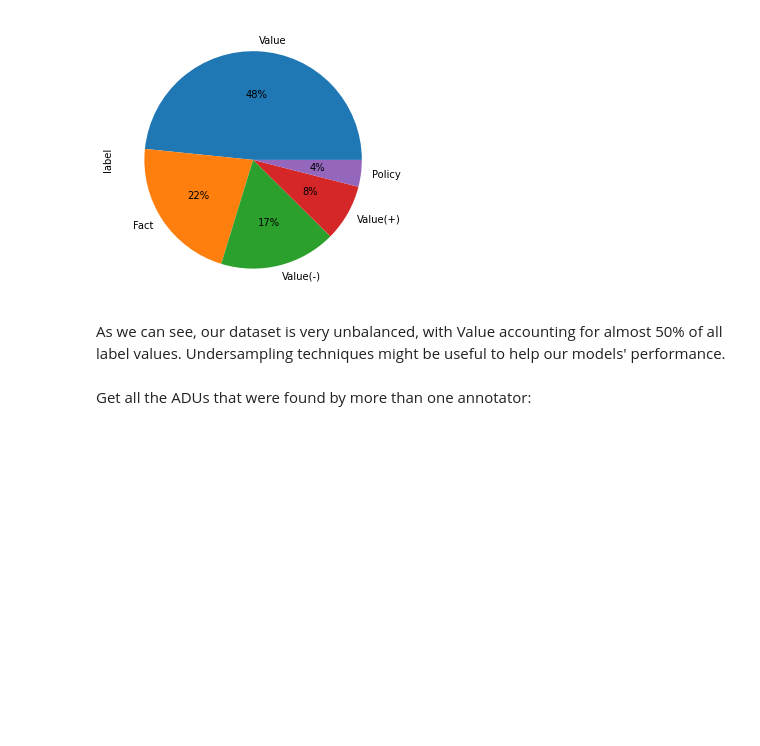
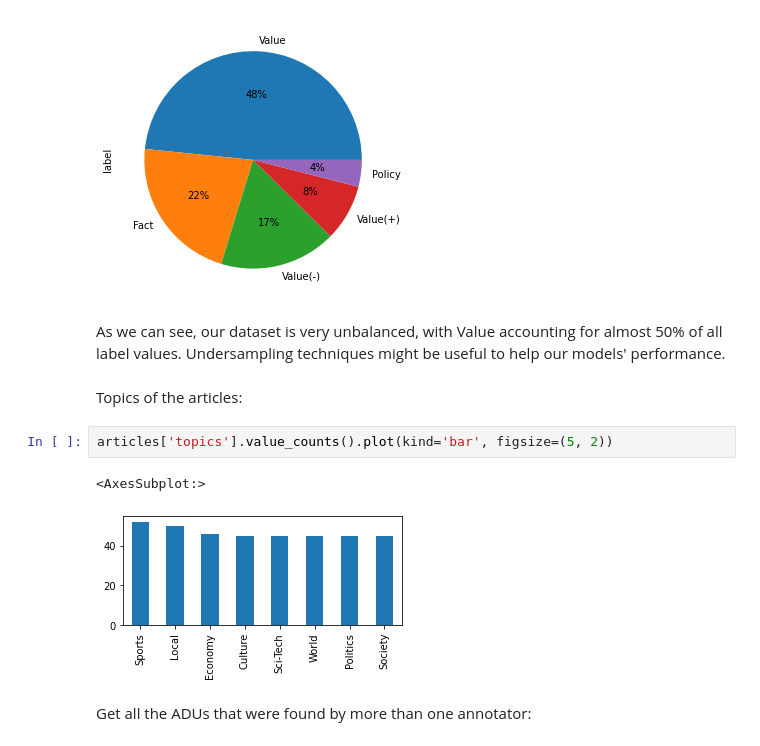
Before and after one commit to claramoreirag/FEUP-NLP, a Jupyter notebook: adu-classifier.ipynb, the cells around one changed output. Saved outputs shown, nothing was run; the diff lists cells and outputs as text; blank space fills up the shorter version.

```diff
--- a/adu-classifier.ipynb
+++ b/adu-classifier.ipynb
@@ -120,6 +116,13 @@ adus['label'].value_counts().plot(kind='pie', figsize=(6,5),autopct='%1.0f%%')
 [figure]
 # %% [markdown]
 As we can see, our dataset is very unbalanced, with Value accounting for almost 50% of all label values. Undersampling techniques might be useful to help our models' performance.
+# %% [markdown]
+Topics of the articles:
+# %%
+articles['topics'].value_counts().plot(kind='bar', figsize=(5, 2))
+# %% [output]
+<AxesSubplot:>
+[figure, added]
 # %% [markdown]
 Get all the ADUs that were found by more than one annotator:
 # %%
```
Also changed, not shown: parts of 11 cells of this notebook, 1 other file.
